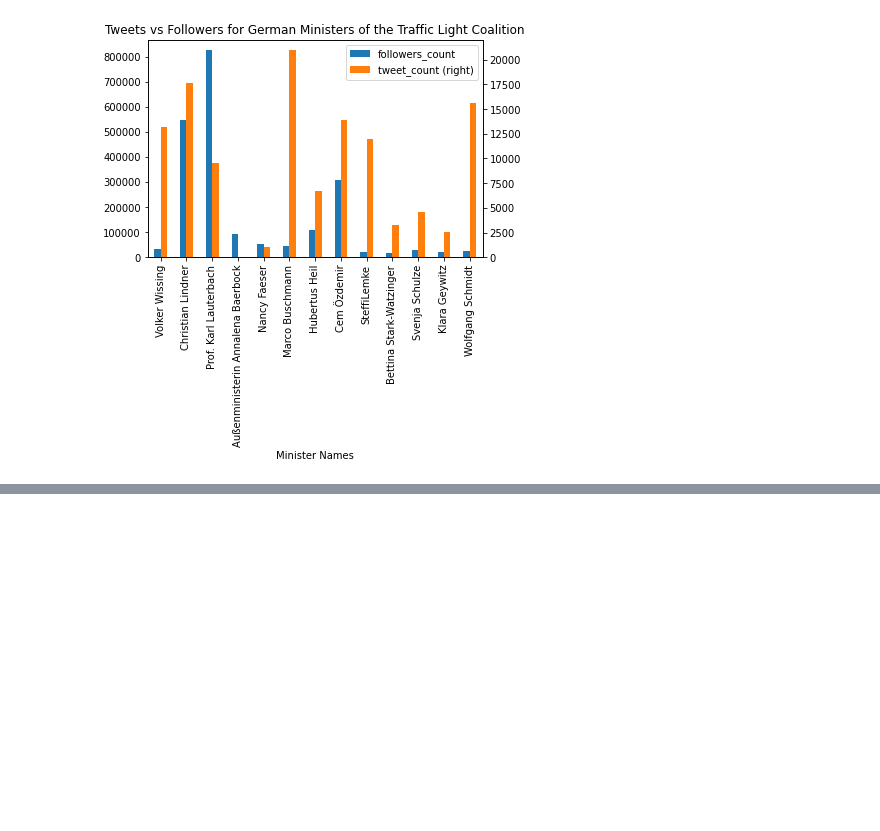
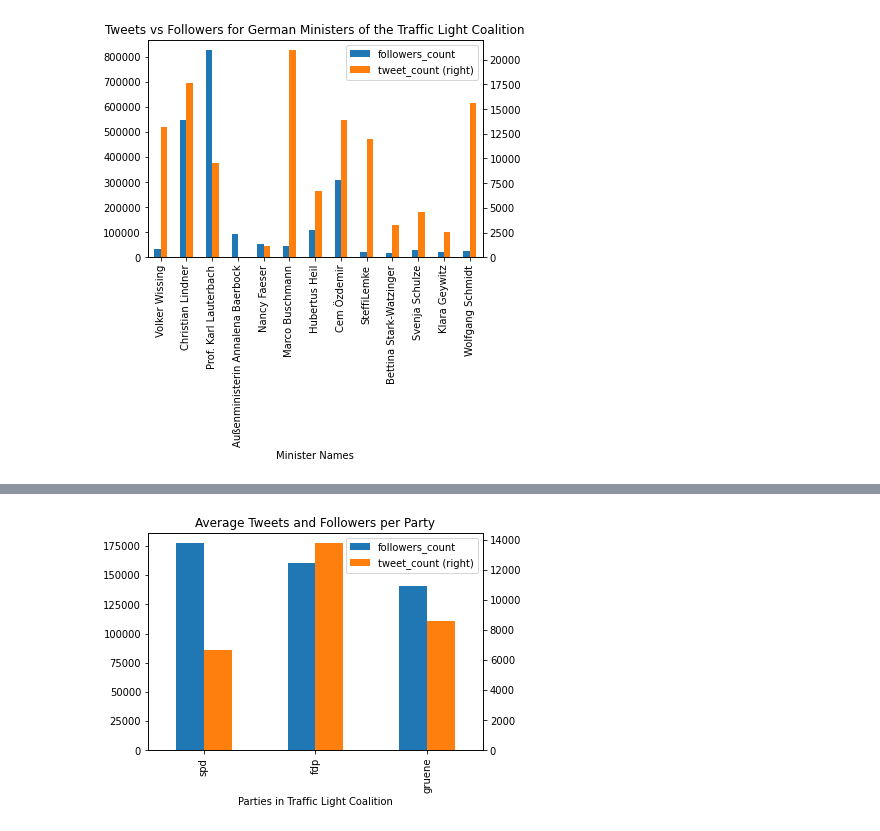
Before and after one commit to berreiter-stefan/twitter-analysis, a Jupyter notebook: pipeline.ipynb, the cells around one changed output, grey strips where cells are left out. Saved outputs shown, nothing was run; the diff lists cells and outputs as text; code cells hidden in the pictures; blank space fills up the shorter version.

Commit message:
adding party affiliation and building functions

```diff
--- a/pipeline.ipynb
+++ b/pipeline.ipynb
@@ -82,3 +83,6 @@ ratio_plt.set_xlabel("Minister Names")
 plt.show()
 # %% [output]
 [figure]
+# %%
+party_stats_df = df.groupby(by=["party"])["followers_count", "tweet_count"].mean().sort_values(by=["followers_count", "tweet_count"], ascending=[False, True])
+party_stats_df
@@ -84,0 +95,7 @@ plt.show()
+# %%
+party_stats_plt = party_stats_df.plot(kind="bar", y=["followers_count", "tweet_count"], secondary_y="tweet_count")
+party_stats_plt.set_title("Average Tweets and Followers per Party")
+party_stats_plt.set_xlabel("Parties in Traffic Light Coalition")
+plt.show()
+# %% [output]
+[figure, added]
```
Also changed, not shown: parts of 6 cells of this notebook, 1 other file.
